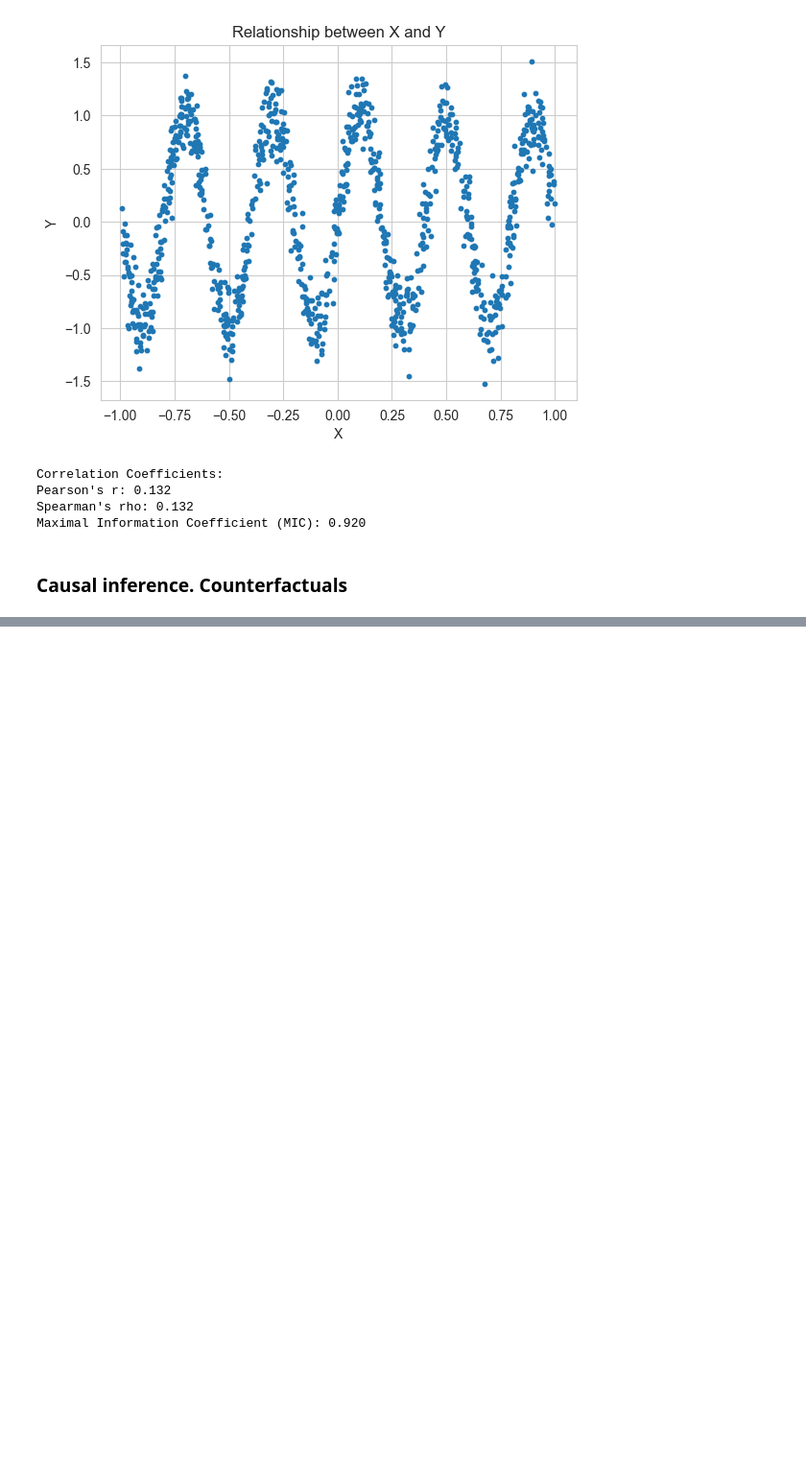
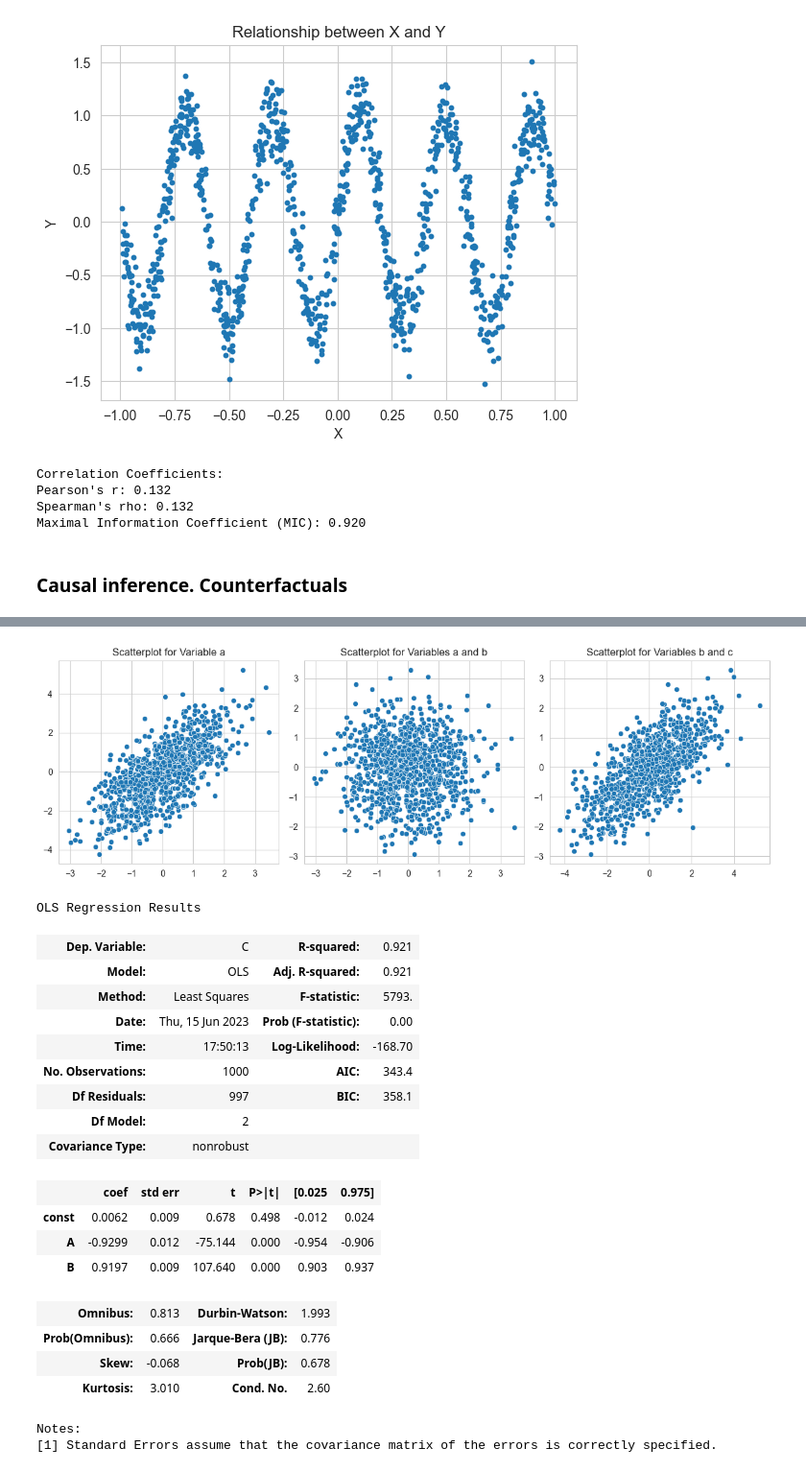
Before and after one commit to ProfessorBanner/Portfolio., a Jupyter notebook: Data Science/Information theory and causal inference.ipynb, the cells around one changed output, grey strips where cells are left out. Shown at 96% size. Saved outputs shown, nothing was run; the diff lists cells and outputs as text; code cells hidden in the pictures; blank space fills up the shorter version.

```diff
--- a/Data Science/Information theory and causal inference.ipynb
+++ b/Data Science/Information theory and causal inference.ipynb
@@ -786,0 +1110,10 @@ print(refute_results)
+# %%
+# Structural equation model (assign functions)
+a = np.random.randn(observations)
+x = 2 * a + 0.7 * np.random.randn(observations)
+y = 2 * a + 3 * x + 0.75 * x**2
+# %%
+X = sm.add_constant(np.stack([x, x**2, a]).T)
+model = sm.OLS(y, X)
+fitted_model = model.fit()
+print(fitted_model.summary(xname=['const', 'x', 'x^2', 'a']))
@@ -786,0 +1288,28 @@ print(refute_results)
+# %%
+a = np.random.randn(n_observations)
+c = np.random.randn(n_observations)
+b = a + c + noise*np.random.randn(n_observations)
+# %%
+scatterplot_ols(a,b,c)
+# %% [output]
+[figure, added]
+OLS Regression Results
+| Dep. Variable: | C | R-squared: | 0.921 |
+| Model: | OLS | Adj. R-squared: | 0.921 |
+| Method: | Least Squares | F-statistic: | 5793. |
+| Date: | Thu, 15 Jun 2023 | Prob (F-statistic): | 0.00 |
+| Time: | 17:50:13 | Log-Likelihood: | -168.70 |
+| No. Observations: | 1000 | AIC: | 343.4 |
+| Df Residuals: | 997 | BIC: | 358.1 |
+| Df Model: | 2 |  |  |
+| Covariance Type: | nonrobust |  |  |
+|  | coef | std err | t | P>|t| | [0.025 | 0.975] |
+| const | 0.0062 | 0.009 | 0.678 | 0.498 | -0.012 | 0.024 |
+| A | -0.9299 | 0.012 | -75.144 | 0.000 | -0.954 | -0.906 |
+| B | 0.9197 | 0.009 | 107.640 | 0.000 | 0.903 | 0.937 |
+| Omnibus: | 0.813 | Durbin-Watson: | 1.993 |
+| Prob(Omnibus): | 0.666 | Jarque-Bera (JB): | 0.776 |
+| Skew: | -0.068 | Prob(JB): | 0.678 |
+| Kurtosis: | 3.010 | Cond. No. | 2.60 |
+Notes:
+[1] Standard Errors assume that the covariance matrix of the errors is correctly specified.
```
Also changed, not shown: parts of 46 cells of this notebook.
